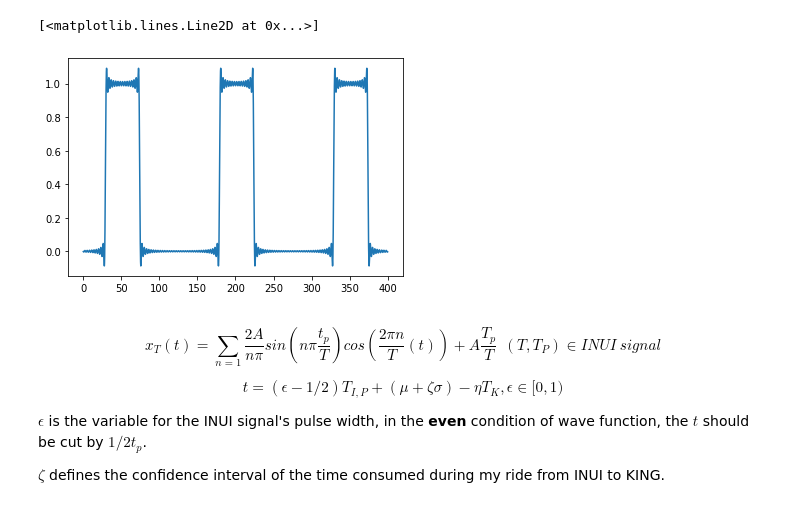
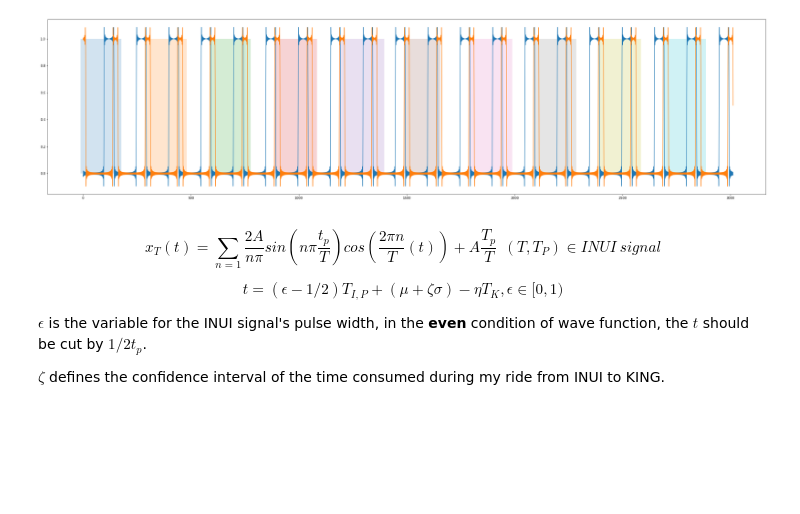
Before and after one commit to wzetto/projLITE, a Jupyter notebook: INUIsignal/try1.ipynb, the cells around one changed output. Saved outputs shown, nothing was run; the diff lists cells and outputs as text; code cells hidden in the pictures; blank space fills up the shorter version.

```diff
--- a/INUIsignal/try1.ipynb
+++ b/INUIsignal/try1.ipynb
@@ -6,29 +7,42 @@ import cv2
 # %%
 def single_basis(n, t, offset, t_p, t_, A=1):
     return 2*A/n/math.pi*np.sin(n*math.pi*t_p/t_)*np.cos(2*math.pi*n/t_*(t-offset))
 
 def multi_basis(n, t, offset, t_p, t_, A=1):
     a0 = A*t_p/t_
     x_t = np.zeros(len(t))
     for i in range(n):
         x_t += single_basis(i+1, t, offset, t_p, t_, A=1)
     return x_t+a0
 
 t_king = 150 #* Total period
-t_p_king = 45 #* Pulse width
+t_p_king = 46 #* Pulse width
+t_p_inui = 25 #* Pulse width
 A = 1 #* Amplitude
-cutoff = 5 #* Number of F series
-x_offset = -np.random.rand()*t_ #* Offset
-t = np.linspace(0, 400, 5000) #* Time
+cutoff = 50 #* Number of F series
+x_offset_king = 120 #* Offset
+t = np.linspace(0, 3012.5, 10000*10) #* Time
 # a0 = A*t_p/t_
 
-# x_t_5 = multi_basis(5, t, x_offset, t_p, t_, A)
-x_t_50 = multi_basis(50, t, x_offset, t_p_king, t_king, A)
+x_t_50_king = multi_basis(cutoff, t, x_offset_king, t_p_king, t_king, A)
+x_t_50_inui = multi_basis(cutoff, t, 0, t_p_inui, t_king, A)
 # plt.plot(t, x_t_5)
-plt.plot(t, x_t_50)
+fig, ax = plt.subplots(figsize=(40,10))
+
+plt.plot(t, x_t_50_king)
+plt.plot(t, x_t_50_inui)
+
+#* Fill between
+n_cycle = 10
+x_start = np.arange(n_cycle)*300-12.5
+time_consume = np.array([mu_sigma() for i in range(n_cycle)])
+x_end = x_start+time_consume
+for x_s, x_e in zip(x_start, x_end):
+    plt.fill_between([x_s, x_e], [0, 0], [1, 1], alpha=0.2)
+
+plt.show()
 # %% [output]
-[<matplotlib.lines.Line2D at 0x...>]
-[figure, old version]
+[figure, new version]
 # %% [markdown]
 $$x_T(t) = \sum_{n=1}\frac{2A}{n\pi}sin(n\pi\frac{t_p}{T})cos(\frac{2\pi n}{T}(t)) + A\frac{T_p}{T}\ \ (T, T_P) \in INUI\ signal \tag{1}$$
 
```
Also changed, not shown: parts of 8 cells of this notebook, 3 other files.
